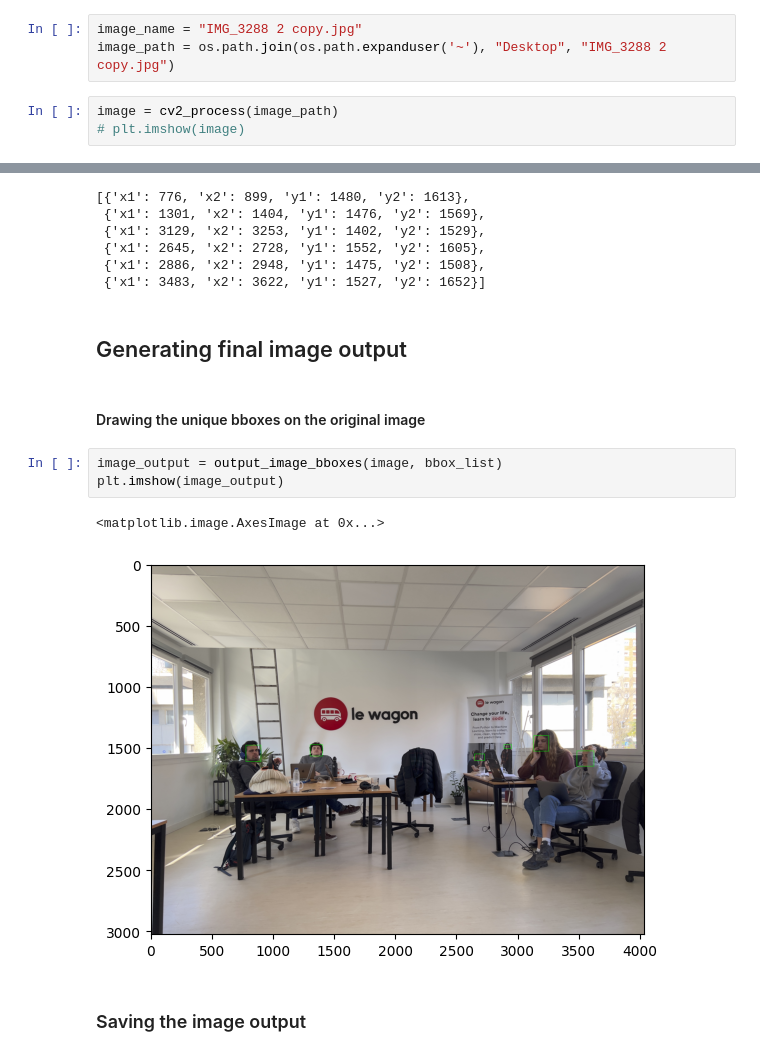
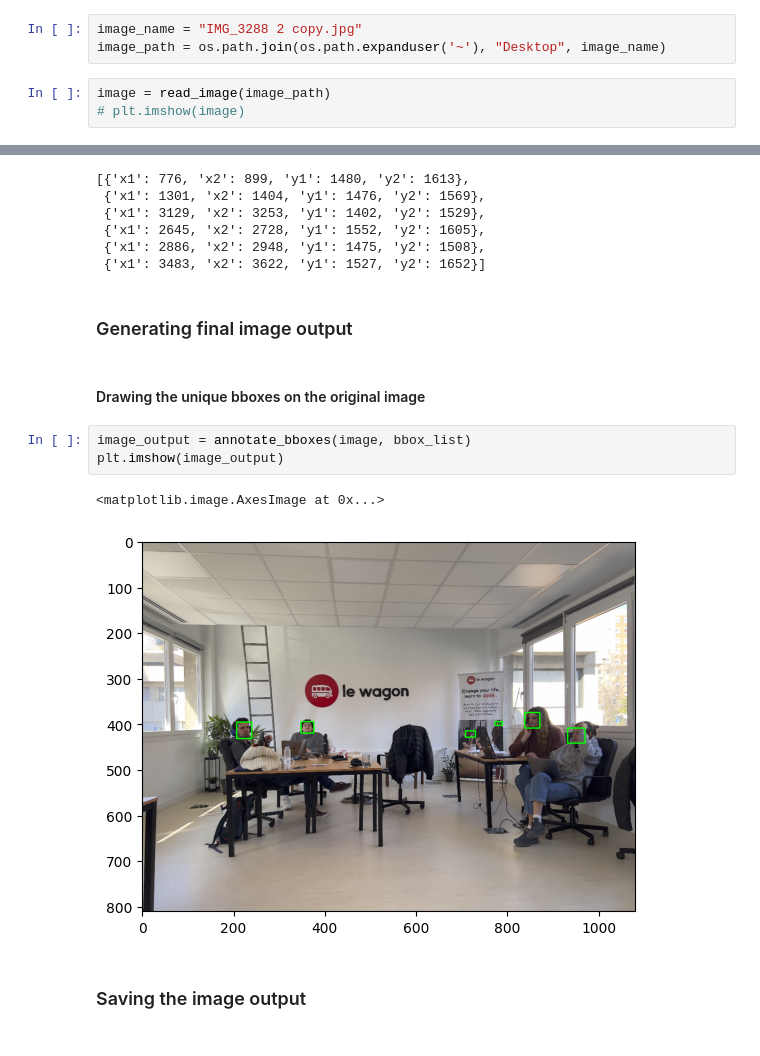
Before and after one commit to aminelah0/attention-meter, a Jupyter notebook: notebooks/workflow_test.ipynb, the cells around one changed output, grey strips where cells are left out. Cells and saved outputs as stored; diff of their text form.

```diff
--- a/notebooks/workflow_test.ipynb
+++ b/notebooks/workflow_test.ipynb
@@ -20,9 +21,9 @@ The autoreload extension is already loaded. To reload it, use:
 ### Loading image
 # %%
 image_name = "IMG_3288 2 copy.jpg"
-image_path = os.path.join(os.path.expanduser('~'), "Desktop", "IMG_3288 2 copy.jpg")
+image_path = os.path.join(os.path.expanduser('~'), "Desktop", image_name)
 # %%
-image = cv2_process(image_path)
+image = read_image(image_path)
 # plt.imshow(image)
 # %% [markdown]
 ### Splitting in multiple crops
@@ -90,15 +91,15 @@ bbox_list
  {'x1': 2886, 'x2': 2948, 'y1': 1475, 'y2': 1508},
  {'x1': 3483, 'x2': 3622, 'y1': 1527, 'y2': 1652}]
 # %% [markdown]
-## Generating final image output
+### Generating final image output
 # %% [markdown]
 #### Drawing the unique bboxes on the original image
 # %%
-image_output = output_image_bboxes(image, bbox_list)
+image_output = annotate_bboxes(image, bbox_list)
 plt.imshow(image_output)
 # %% [output]
 <matplotlib.image.AxesImage at 0x...>
-[figure, old version]
+[figure, new version]
 # %% [markdown]
 ### Saving the image output
 # %%
```
Also changed, not shown: parts of 27 cells of this notebook, 6 other files.
